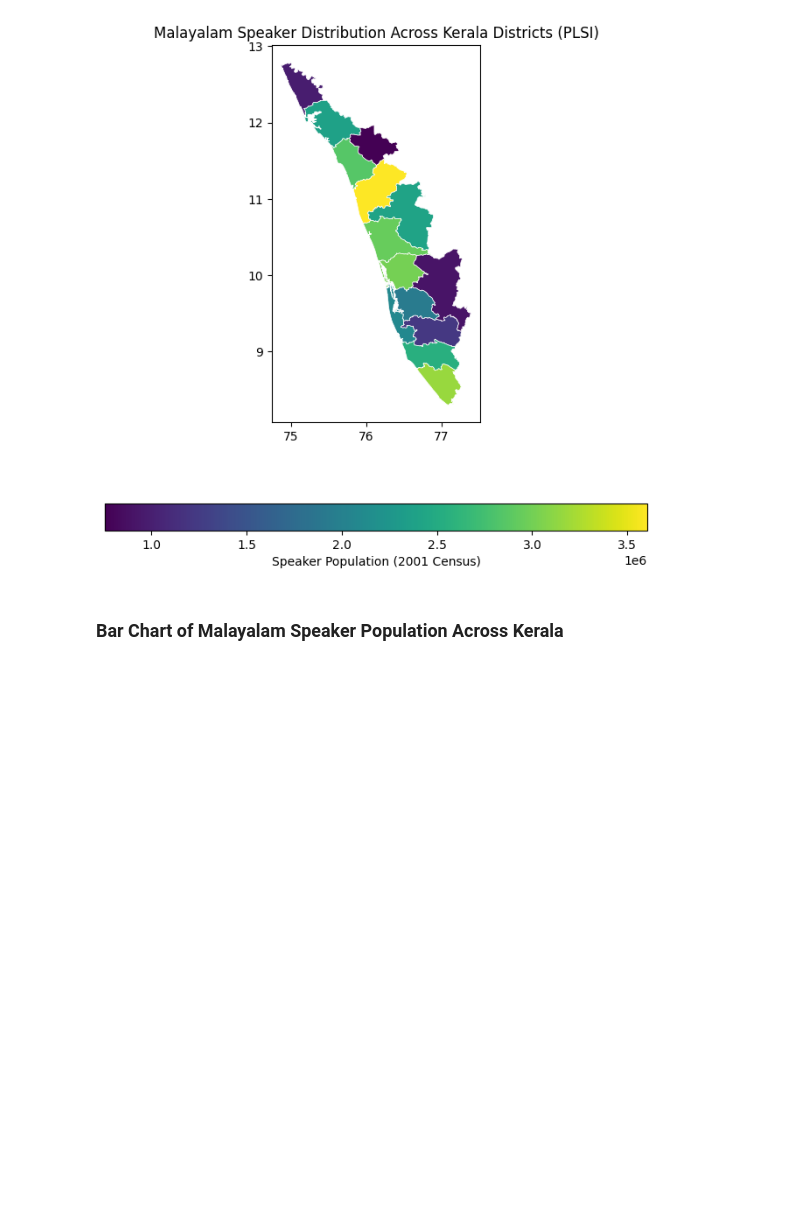
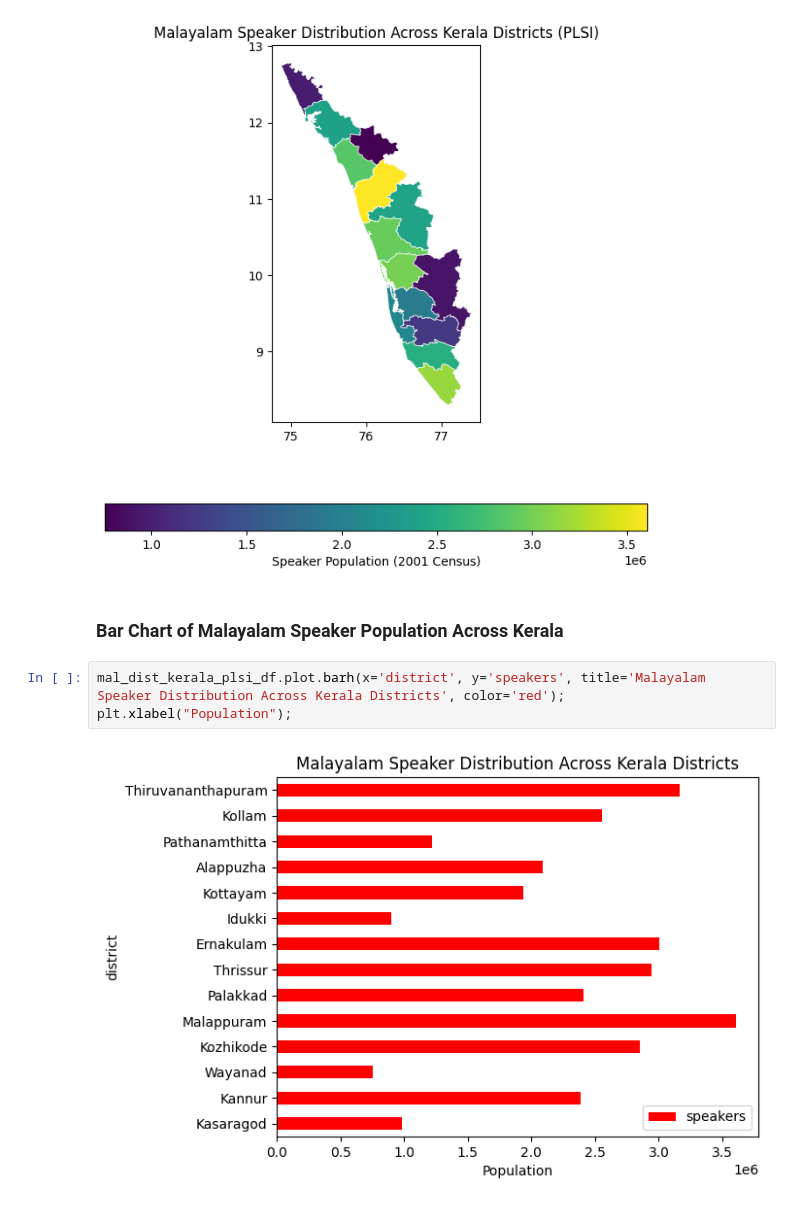
Before and after one commit to squishridyvi/Geographical-Distribution-Mapping-of-Dravidian-Languages-, a Jupyter notebook: Geographical Distribution of Dravidian Languages.ipynb, the cells around one changed output. Drawn from its saved outputs; the diff is of its cells as text; blank space fills up the shorter version.

Commit message:
Add files via upload
Created chloropleth, bar, and pie charts for Malayalam speaker distributions within Kerala

```diff
--- a/Geographical Distribution of Dravidian Languages.ipynb
+++ b/Geographical Distribution of Dravidian Languages.ipynb
@@ -1307,3 +1307,8 @@ ax.set_title(
 [figure]
 # %% [markdown]
 ### Bar Chart of Malayalam Speaker Population Across Kerala
+# %%
+mal_dist_kerala_plsi_df.plot.barh(x='district', y='speakers', title='Malayalam Speaker Distribution Across Kerala Districts', color='red');
+plt.xlabel("Population");
+# %% [output]
+[figure, added]
```
Also changed, not shown: parts of 3 cells of this notebook.
